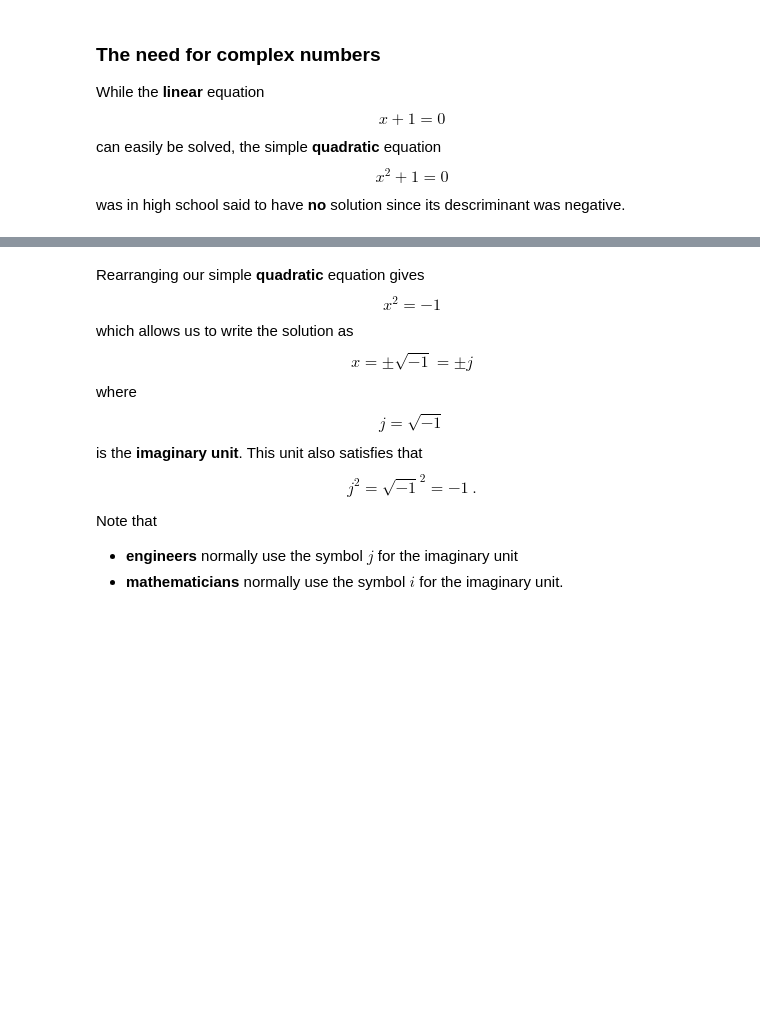
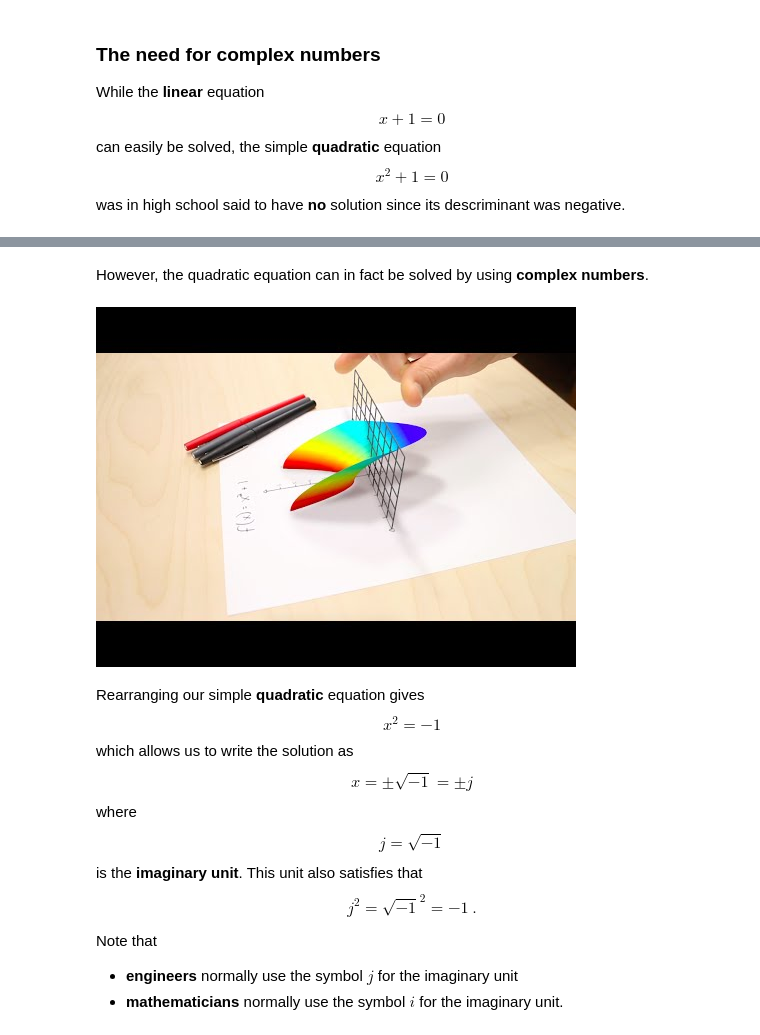
Before and after one commit to SMC-AAU-CPH/med4-ap-jupyter, a Jupyter notebook: lecture1_What_is_Sound/apLecture1.ipynb, the cells around one changed output, grey strips where cells are left out. Saved outputs shown, nothing was run; the diff lists cells and outputs as text; code cells hidden in the pictures; blank space fills up the shorter version.

```diff
--- a/lecture1_What_is_Sound/apLecture1.ipynb
+++ b/lecture1_What_is_Sound/apLecture1.ipynb
@@ -203,3 +195,9 @@ alt="IMAGE ALT TEXT HERE" width="480" height="360" border="10" /></a>
+# %% [markdown]
+However, the quadratic equation can in fact be solved by using **complex numbers**.
+# %%
+YouTubeVideo('T647CGsuOVU')
+# %% [output]
+[figure, added]
 # %% [markdown]
 Rearranging our simple **quadratic** equation gives
 $$
```
Also changed, not shown: parts of 11 cells of this notebook.
